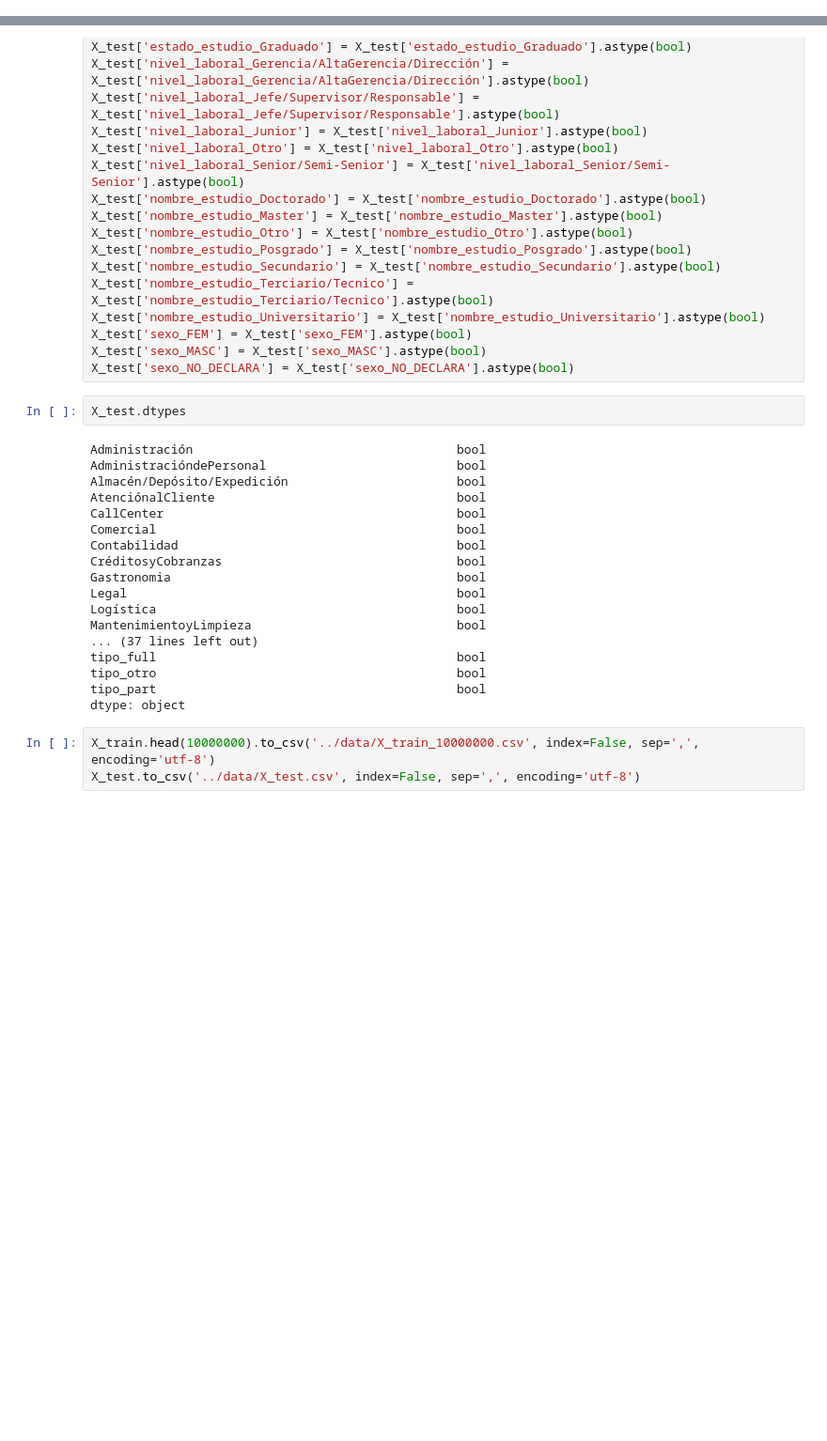
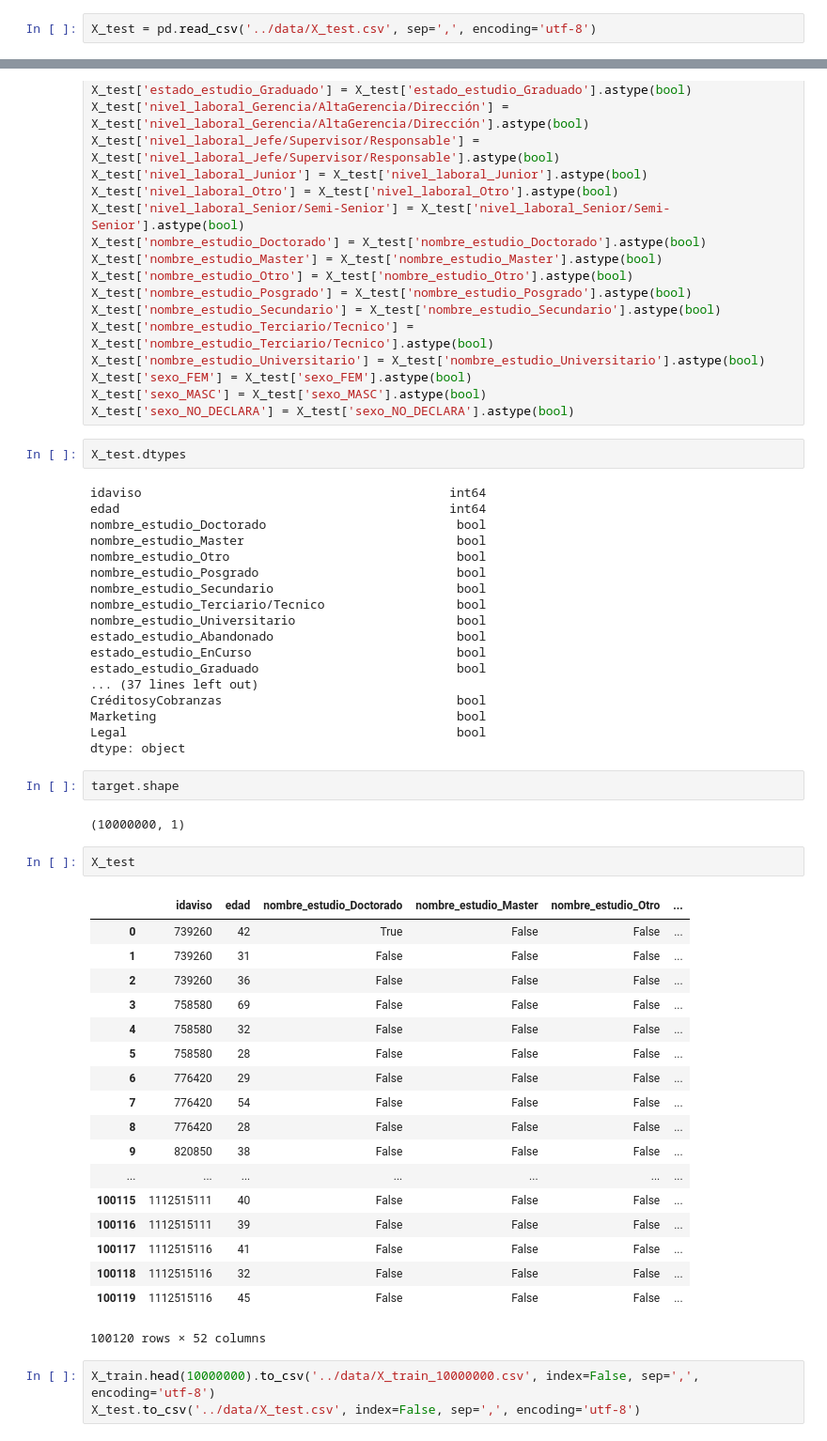
Before and after one commit to tbotalla/Datos1Q2018, a Jupyter notebook: parte2/Predictions.ipynb, the cells around one changed output, grey strips where cells are left out. Shown at 94% size. Cells and saved outputs as stored; diff of their text form; blank space fills up the shorter version.

```diff
--- a/parte2/Predictions.ipynb
+++ b/parte2/Predictions.ipynb
@@ -157,0 +215,2 @@ X_train.head(1)
+# %%
+X_test = pd.read_csv('../data/X_test.csv', sep=',', encoding='utf-8')
@@ -333,23 +400,48 @@ X_test['sexo_NO_DECLARA'] = X_test['sexo_NO_DECLARA'].astype(bool)
 # %%
 X_test.dtypes
 # %% [output]
-Administración                                    bool
-AdministracióndePersonal                          bool
-Almacén/Depósito/Expedición                       bool
-AtenciónalCliente                                 bool
-CallCenter                                        bool
-Comercial                                         bool
-Contabilidad                                      bool
+idaviso                                          int64
+edad                                             int64
+nombre_estudio_Doctorado                          bool
+nombre_estudio_Master                             bool
+nombre_estudio_Otro                               bool
+nombre_estudio_Posgrado                           bool
+nombre_estudio_Secundario                         bool
+nombre_estudio_Terciario/Tecnico                  bool
+nombre_estudio_Universitario                      bool
+estado_estudio_Abandonado                         bool
+estado_estudio_EnCurso                            bool
+estado_estudio_Graduado                           bool
+... (37 lines left out)
 CréditosyCobranzas                                bool
-Gastronomia                                       bool
+Marketing                                         bool
 Legal                                             bool
-Logística                                         bool
-MantenimientoyLimpieza                            bool
-... (37 lines left out)
-tipo_full                                         bool
-tipo_otro                                         bool
-tipo_part                                         bool
 dtype: object
+# %%
+target.shape
+# %% [output]
+(10000000, 1)
+# %%
+X_test
+# %% [output]
+|  | idaviso | edad | nombre_estudio_Doctorado | nombre_estudio_Master | nombre_estudio_Otro | ... |
+| 0 | 739260 | 42 | True | False | False | ... |
+| 1 | 739260 | 31 | False | False | False | ... |
+| 2 | 739260 | 36 | False | False | False | ... |
+| 3 | 758580 | 69 | False | False | False | ... |
+| 4 | 758580 | 32 | False | False | False | ... |
+| 5 | 758580 | 28 | False | False | False | ... |
+| 6 | 776420 | 29 | False | False | False | ... |
+| 7 | 776420 | 54 | False | False | False | ... |
+| 8 | 776420 | 28 | False | False | False | ... |
+| 9 | 820850 | 38 | False | False | False | ... |
+| ... | ... | ... | ... | ... | ... | ... |
+| 100115 | 1112515111 | 40 | False | False | False | ... |
+| 100116 | 1112515111 | 39 | False | False | False | ... |
+| 100117 | 1112515116 | 41 | False | False | False | ... |
+| 100118 | 1112515116 | 32 | False | False | False | ... |
+| 100119 | 1112515116 | 45 | False | False | False | ... |
+100120 rows × 52 columns
 # %%
 X_train.head(10000000).to_csv('../data/X_train_10000000.csv', index=False, sep=',', encoding='utf-8')
 X_test.to_csv('../data/X_test.csv', index=False, sep=',', encoding='utf-8')
```
Also changed, not shown: parts of 53 cells of this notebook, 1 other file.
